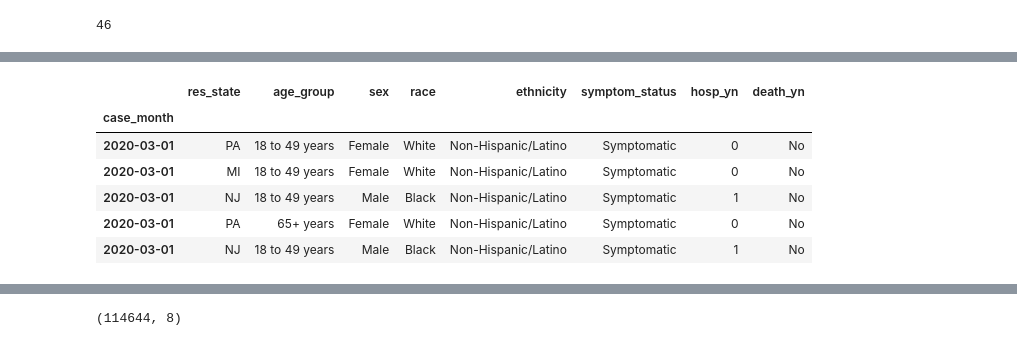
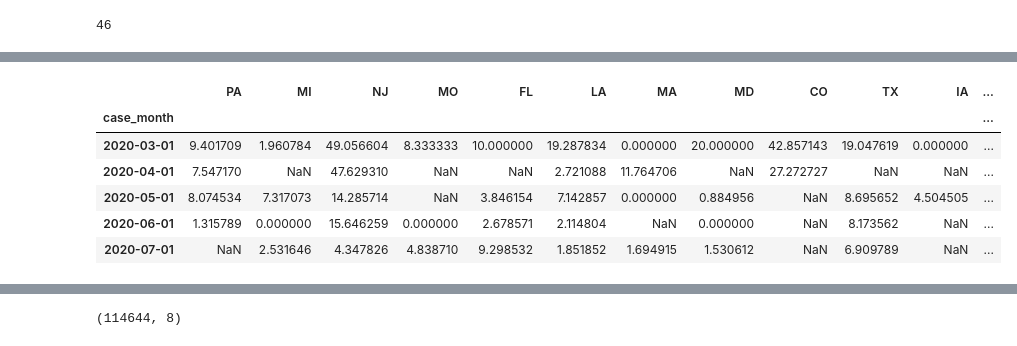
Before and after one commit to DeeVerma1/Project-4, a Jupyter notebook: code/02.3-EDA_COVID_Surveillance.ipynb, the cells around one changed output, grey strips where cells are left out. Saved outputs shown, nothing was run; the diff lists cells and outputs as text; code cells hidden in the pictures.

Commit message:
surv EDA, modeling cntd

```diff
--- a/code/02.3-EDA_COVID_Surveillance.ipynb
+++ b/code/02.3-EDA_COVID_Surveillance.ipynb
@@ -556,7 +579,12 @@ df_surv_hosp=df_surv[(df_surv['hosp_yn']=='Yes') | (df_surv['hosp_yn']=='No')].c
 df_surv_hosp.shape
 # %% [output]
 (144022, 8)
+# %%
+#Imputing the missing and unkown values for hospitalization_yn column
+df_surv_hosp_comp=df_surv.copy()
+df_surv_hosp_comp['hosp_yn']=df_surv_hosp_comp['hosp_yn'].map(lambda x: 'No' if (x == 'Missing') | (x == 'Unknown') else x)
 # %%
 #binarizing hosp_yn
 df_surv_hosp['hosp_yn']=df_surv_hosp['hosp_yn'].map(lambda x: 1 if x=='Yes' else 0)
+df_surv_hosp_comp['hosp_yn']=df_surv_hosp_comp['hosp_yn'].map(lambda x: 1 if x=='Yes' else 0)
 # %%
@@ -592,4 +627,26 @@ array(['PA', 'MI', 'NJ', 'MO', 'FL', 'LA', 'MA', 'MD', 'CO', 'TX', 'IA',
 len(df_surv_states)
 # %% [output]
 46
+# %%
+def state_hosp(df, states):
+    '''This function calculates the hospitalization percentage rate for state per month'''
+    i=1
+    for state in states:
+        df_state=df[df['res_state']==state].copy()
+        df_state.reset_index(inplace=True)
+        state_hosp=df_state.groupby(by='case_month')['hosp_yn'].aggregate('sum')
+        state_total=df_state.groupby(by='case_month')['hosp_yn'].aggregate('count')
+        state_percentage=(state_hosp/state_total)*100
+
+        if i==1:
+            df_state_hosp=pd.DataFrame(state_percentage)
+
+        else:
+            df_state_hosp1=pd.DataFrame(state_percentage)
+            df_state_hosp=pd.concat([df_state_hosp, df_state_hosp1], axis=1)
+        i+=1
+
+        df_state_hosp.rename(columns={df_state_hosp.columns[-1]: state},inplace=True)
+
+    return df_state_hosp
 # %%
@@ -619,0 +665,5 @@ States with Highest recent hospitalization rate:-
+# %%
+#Calculating hospitalization rates for all the states- dropped missing/rename
+df_state_hosp=state_hosp(df_surv_hosp,df_surv_states)
+#Calculating hospitalization rates for all the states-  including missing/rename as 0
+df_state_hosp_comp=state_hosp(df_surv_hosp_comp,df_surv_states)
@@ -620,10 +674,10 @@ States with Highest recent hospitalization rate:-
 # %%
-df_surv_hosp.head()
+df_state_hosp_comp.head()
 # %% [output]
-|  | res_state | age_group | sex | race | ethnicity | symptom_status | hosp_yn | death_yn |
-| case_month |  |  |  |  |  |  |  |  |
-| 2020-03-01 | PA | 18 to 49 years | Female | White | Non-Hispanic/Latino | Symptomatic | 0 | No |
-| 2020-03-01 | MI | 18 to 49 years | Female | White | Non-Hispanic/Latino | Symptomatic | 0 | No |
-| 2020-03-01 | NJ | 18 to 49 years | Male | Black | Non-Hispanic/Latino | Symptomatic | 1 | No |
-| 2020-03-01 | PA | 65+ years | Female | White | Non-Hispanic/Latino | Symptomatic | 0 | No |
-| 2020-03-01 | NJ | 18 to 49 years | Male | Black | Non-Hispanic/Latino | Symptomatic | 1 | No |
+|  | PA | MI | NJ | MO | FL | LA | MA | MD | CO | TX | IA | ... |
+| case_month |  |  |  |  |  |  |  |  |  |  |  | ... |
+| 2020-03-01 | 9.401709 | 1.960784 | 49.056604 | 8.333333 | 10.000000 | 19.287834 | 0.000000 | 20.000000 | 42.857143 | 19.047619 | 0.000000 | ... |
+| 2020-04-01 | 7.547170 | NaN | 47.629310 | NaN | NaN | 2.721088 | 11.764706 | NaN | 27.272727 | NaN | NaN | ... |
+| 2020-05-01 | 8.074534 | 7.317073 | 14.285714 | NaN | 3.846154 | 7.142857 | 0.000000 | 0.884956 | NaN | 8.695652 | 4.504505 | ... |
+| 2020-06-01 | 1.315789 | 0.000000 | 15.646259 | 0.000000 | 2.678571 | 2.114804 | NaN | 0.000000 | NaN | 8.173562 | NaN | ... |
+| 2020-07-01 | NaN | 2.531646 | 4.347826 | 4.838710 | 9.298532 | 1.851852 | 1.694915 | 1.530612 | NaN | 6.909789 | NaN | ... |
```
Also changed, not shown: parts of 50 cells of this notebook, 6 other files.
